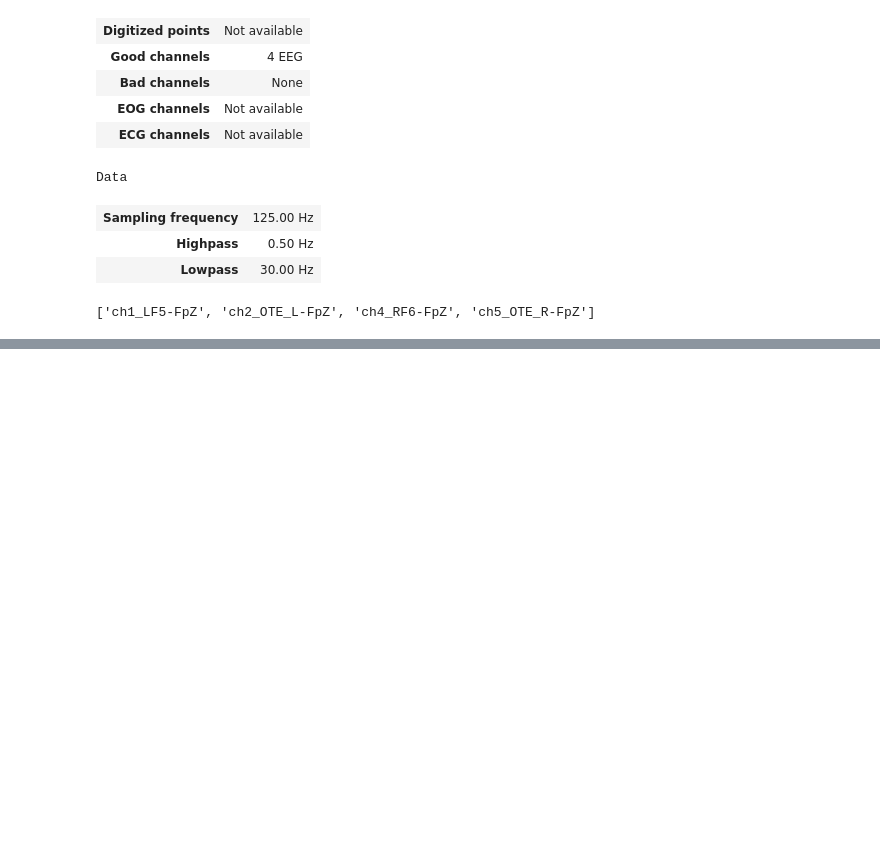
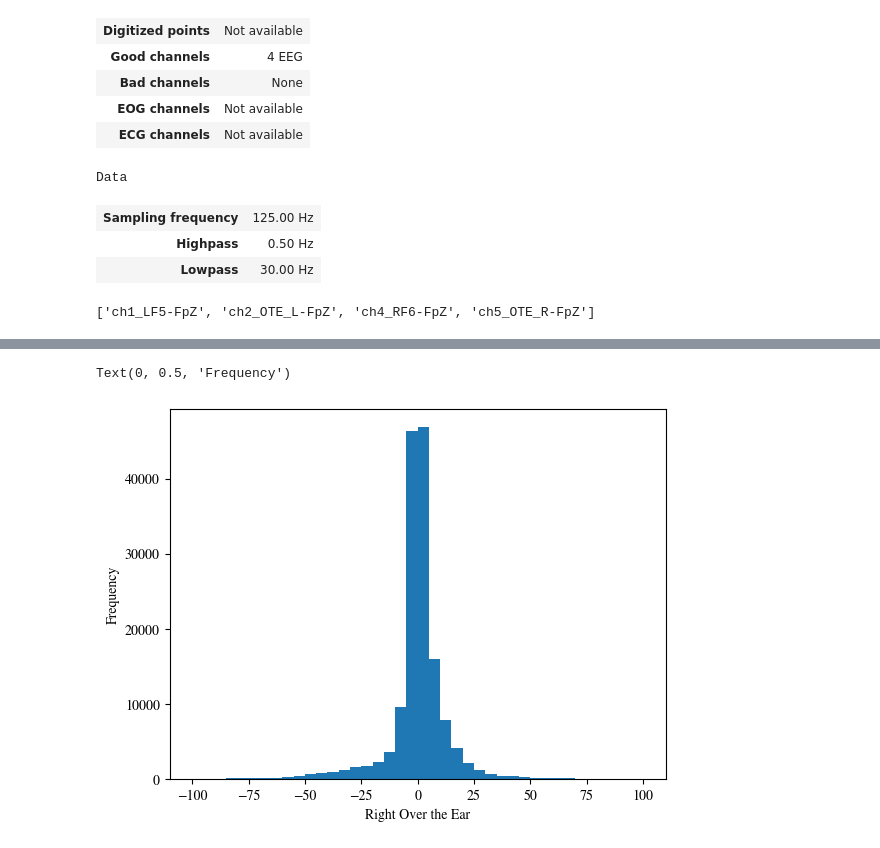
Before and after one commit to SenuraHansaja/H-IoT-Golob-Rice-Compression-Automation, a Jupyter notebook: EEG data/histogram_plots.ipynb, the cells around one changed output, grey strips where cells are left out. Drawn from its saved outputs; the diff is of its cells as text; code cells hidden in the pictures; blank space fills up the shorter version.

```diff
--- a/EEG data/histogram_plots.ipynb
+++ b/EEG data/histogram_plots.ipynb
@@ -49,0 +66,9 @@ Text(0, 0.5, 'Histogram')
+# %%
+plt.hist(raw_data[3], bins = 40, range = [-100, 100]
+
+         )
+plt.xlabel('Right Over the Ear')
+plt.ylabel('Frequency')
+# %% [output]
+Text(0, 0.5, 'Frequency')
+[figure, added]
```
Also changed, not shown: parts of 4 cells of this notebook.
